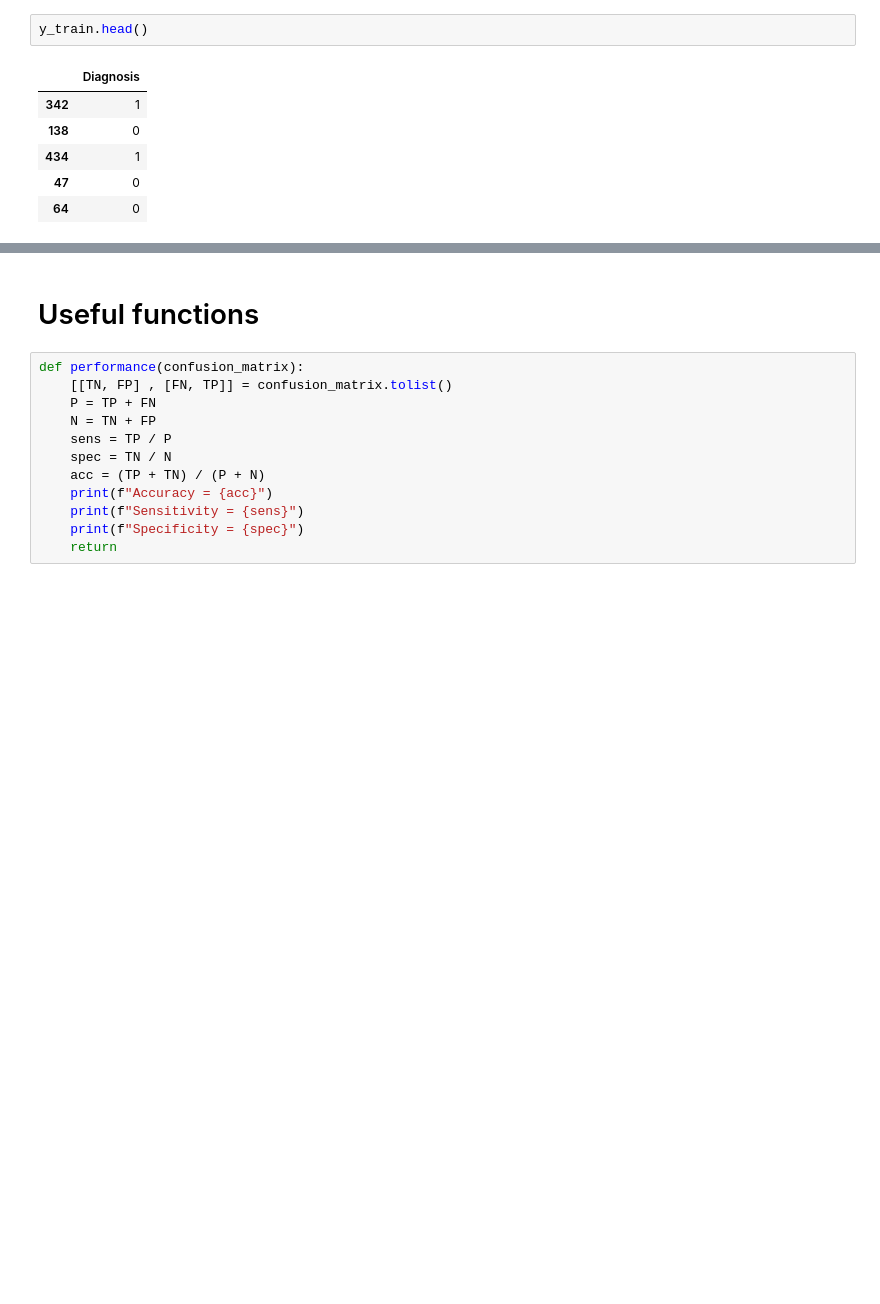
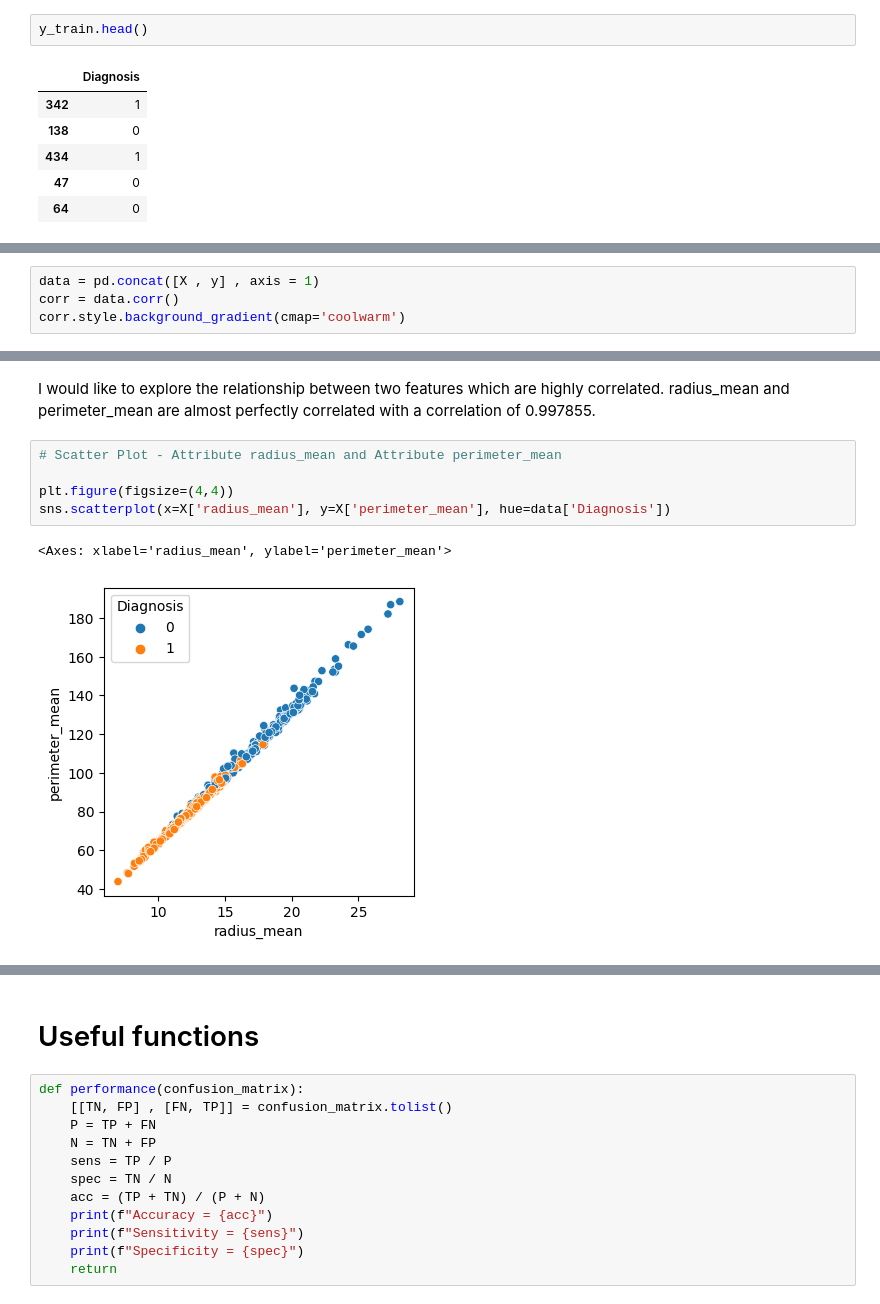
Before and after one commit to a-matson/DST_ASS1, a Jupyter notebook: report.ipynb, the cells around one changed output, grey strips where cells are left out. Cells and saved outputs as stored; diff of their text form; blank space fills up the shorter version.

```diff
--- a/report.ipynb
+++ b/report.ipynb
@@ -152,0 +247,4 @@ y_train.head()
+# %%
+data = pd.concat([X , y] , axis = 1)
+corr = data.corr()
+corr.style.background_gradient(cmap='coolwarm')
@@ -152,0 +269,10 @@ y_train.head()
+# %% [markdown]
+I would like to explore the relationship between two features which are highly correlated. radius_mean and perimeter_mean are almost perfectly correlated with a correlation of 0.997855.
+# %%
+# Scatter Plot - Attribute radius_mean and Attribute perimeter_mean
+
+plt.figure(figsize=(4,4))
+sns.scatterplot(x=X['radius_mean'], y=X['perimeter_mean'], hue=data['Diagnosis'])
+# %% [output]
+<Axes: xlabel='radius_mean', ylabel='perimeter_mean'>
+[figure, added]
```
Also changed, not shown: parts of 15 cells of this notebook.
